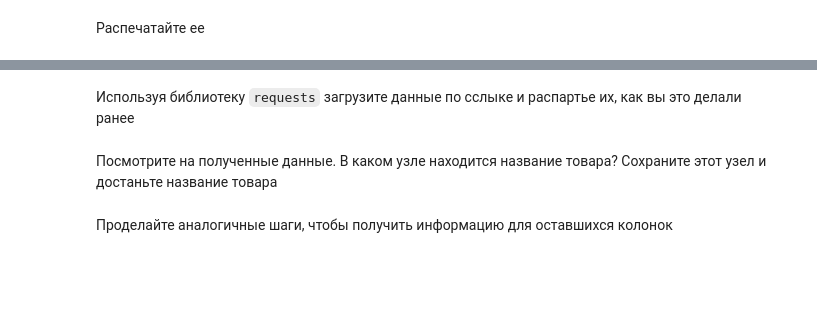
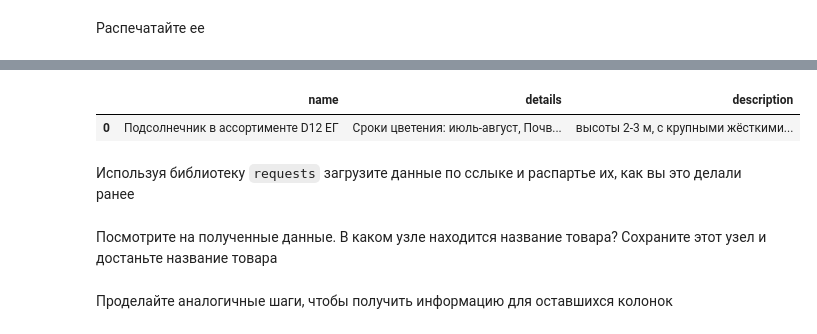
Before and after one commit to AleksandrAstakhov/Py_Messenger, a Jupyter notebook: lab_2_Parsing_web_scraping_API.ipynb, the cells around one changed output, grey strips where cells are left out. Drawn from its saved outputs; the diff is of its cells as text; code cells hidden in the pictures; blank space fills up the shorter version.

```diff
--- a/lab_2_Parsing_web_scraping_API.ipynb
+++ b/lab_2_Parsing_web_scraping_API.ipynb
@@ -110,0 +121,4 @@ columns = #TODO
+# %%
+# https://darvin-market.ru/catalog/products/podsolnechnik_v_assortimente_d12_eg_4601887109136/
+item_url = filtered_links[0]
+print(item_url)
@@ -116,0 +129,22 @@ columns = #TODO
+# %%
+response = urlopen(item_url)
+html = response.read().decode("utf-8")
+
+item_soup = BeautifulSoup(html, "lxml")
+# %%
+name = item_soup.find(id="pagetitle").text
+
+image_link = "https://darvin-market.ru" + item_soup.find(
+    class_="detail-gallery-big__picture rounded3"
+).get("src")
+
+details = list(
+    map(
+        lambda t: t.text.strip(),
+        item_soup.find(class_="content detail-text-wrap").contents,
+    )
+)
+details = list(filter(lambda s: s.strip(), details))
+
+description = details[0]
+details = details[2:]
@@ -117,3 +166,13 @@ columns = #TODO
+# %%
+data = pd.DataFrame(
+    {"name": [name], "details": [" ".join(details)], "description": [description]},
+    index=[0],
+)
+# %%
+data.head()
+# %% [output]
+|  | name | details | description |
+| 0 | Подсолнечник в ассортименте D12 ЕГ | Сроки цветения: июль-август, Почв... | высоты 2-3 м, с крупными жёсткими... |
 # %% [markdown]
 Используя библиотеку `requests` загрузите данные по сслыке и распартье их, как вы это делали ранее
 # %%
```
Also changed, not shown: parts of 117 cells of this notebook.
